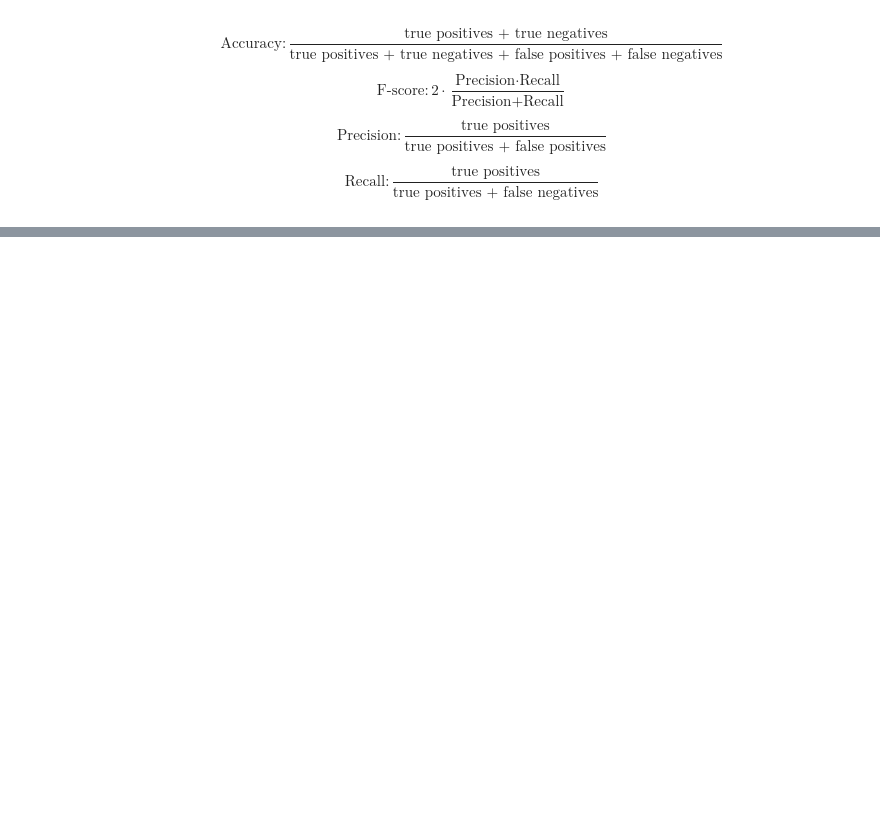
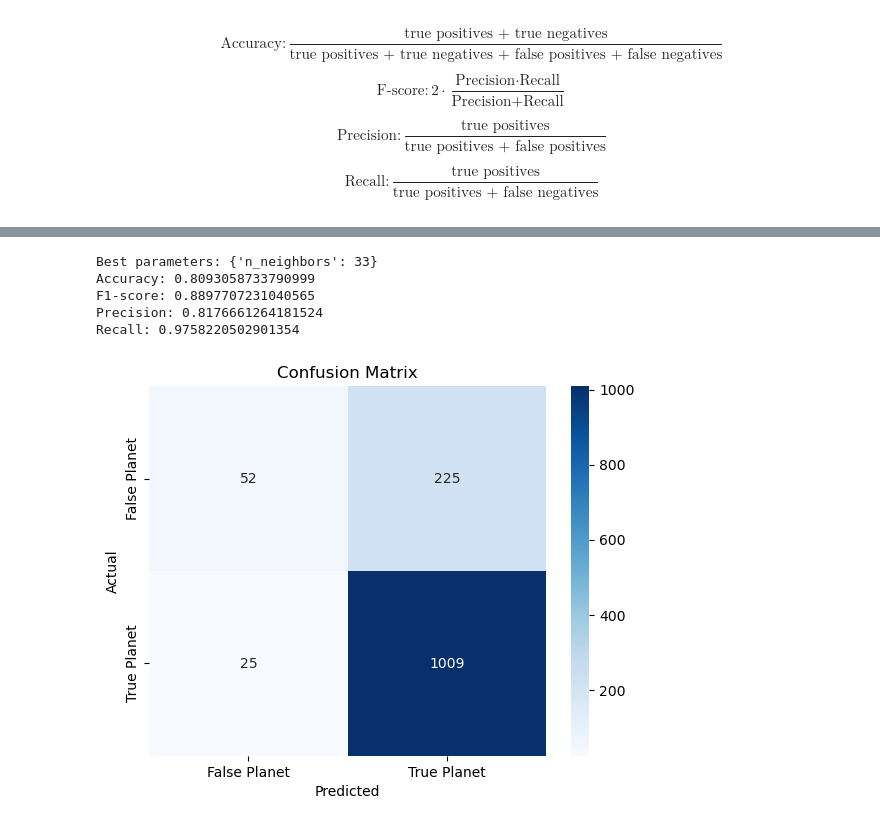
Before and after one commit to Attilio-Di-Vicino/ExoNet, a Jupyter notebook: supervised_learning/04_test_2_tess.ipynb, the cells around one changed output, grey strips where cells are left out. Cells and saved outputs as stored; diff of their text form; code cells hidden in the pictures; blank space fills up the shorter version.

```diff
--- a/supervised_learning/04_test_2_tess.ipynb
+++ b/supervised_learning/04_test_2_tess.ipynb
@@ -660,0 +525,22 @@ Accuracy for Gradient Boosting: 0.8367658276125095
+# %%
+print("Best parameters:", knn_grid_search.best_params_)
+knn_predictions = knn_grid_search.predict(X_test)
+cm = confusion_matrix(y_test, knn_predictions)
+print('Accuracy:', accuracy_score(y_test, knn_predictions))
+print('F1-score:', f1_score(y_test, knn_predictions))
+print('Precision:', precision_score(y_test, knn_predictions))
+print('Recall:', recall_score(y_test, knn_predictions))
+plot_confusion_matrix(cm)
+
+# Best parameters: {'n_neighbors': 33}
+# Accuracy: 0.8093058733790999
+# F1-score: 0.8897707231040565
+# Precision: 0.8176661264181524
+# Recall: 0.9758220502901354
+# %% [output]
+Best parameters: {'n_neighbors': 33}
+Accuracy: 0.8093058733790999
+F1-score: 0.8897707231040565
+Precision: 0.8176661264181524
+Recall: 0.9758220502901354
+[figure, added]
```
Also changed, not shown: parts of 37 cells of this notebook, 16 other files.
